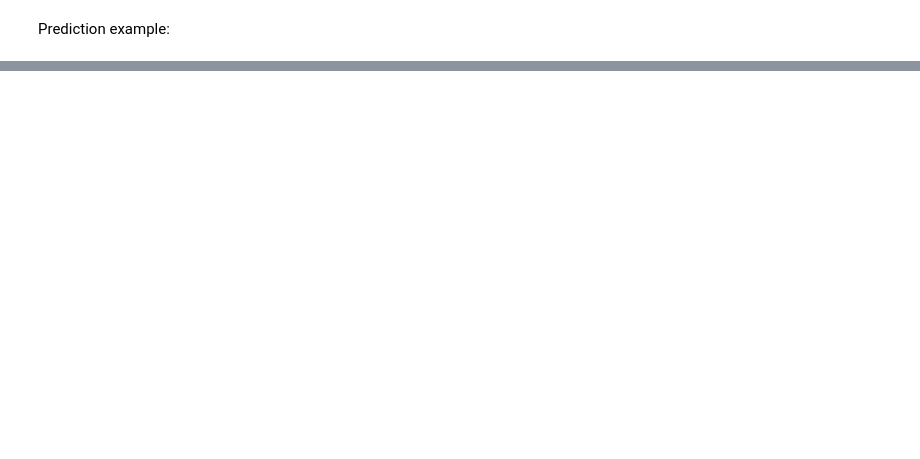
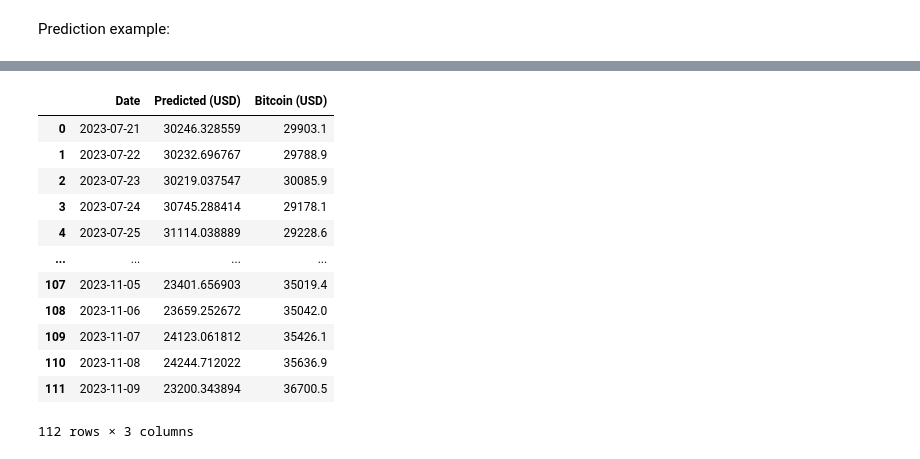
Before and after one commit to Davigbit/BitcoinAI, a Jupyter notebook: Data.ipynb, the cells around one changed output, grey strips where cells are left out. Cells and saved outputs as stored; diff of their text form; code cells hidden in the pictures; blank space fills up the shorter version.

```diff
--- a/Data.ipynb
+++ b/Data.ipynb
@@ -236,0 +404,5 @@ US$ 27155.57
+# %%
+Y_pred = ridge_model.predict(df_test)
+Y_pred = pd.DataFrame(Y_pred)
+Y_pred = Y_pred.rename(columns={0: 'Predicted (USD)'})
+Y_pred
@@ -236,0 +423,23 @@ US$ 27155.57
+# %%
+Comp = pd.DataFrame()
+sample = pd.DataFrame()
+
+Comp['Date'] = df_gd['Date']
+Comp['Predicted (USD)'] = Y_pred['Predicted (USD)']
+Comp['Bitcoin (USD)'] = df_bit['Bitcoin (USD)'].iloc[::-1].reset_index(drop=True)
+
+Comp
+# %% [output]
+|  | Date | Predicted (USD) | Bitcoin (USD) |
+| 0 | 2023-07-21 | 30246.328559 | 29903.1 |
+| 1 | 2023-07-22 | 30232.696767 | 29788.9 |
+| 2 | 2023-07-23 | 30219.037547 | 30085.9 |
+| 3 | 2023-07-24 | 30745.288414 | 29178.1 |
+| 4 | 2023-07-25 | 31114.038889 | 29228.6 |
+| ... | ... | ... | ... |
+| 107 | 2023-11-05 | 23401.656903 | 35019.4 |
+| 108 | 2023-11-06 | 23659.252672 | 35042.0 |
+| 109 | 2023-11-07 | 24123.061812 | 35426.1 |
+| 110 | 2023-11-08 | 24244.712022 | 35636.9 |
+| 111 | 2023-11-09 | 23200.343894 | 36700.5 |
+112 rows × 3 columns
```
Also changed, not shown: parts of 14 cells of this notebook, 3 other files.
